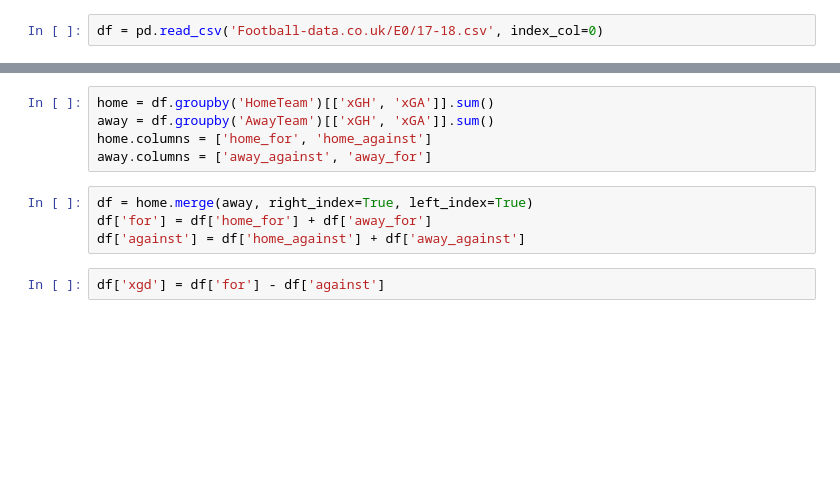
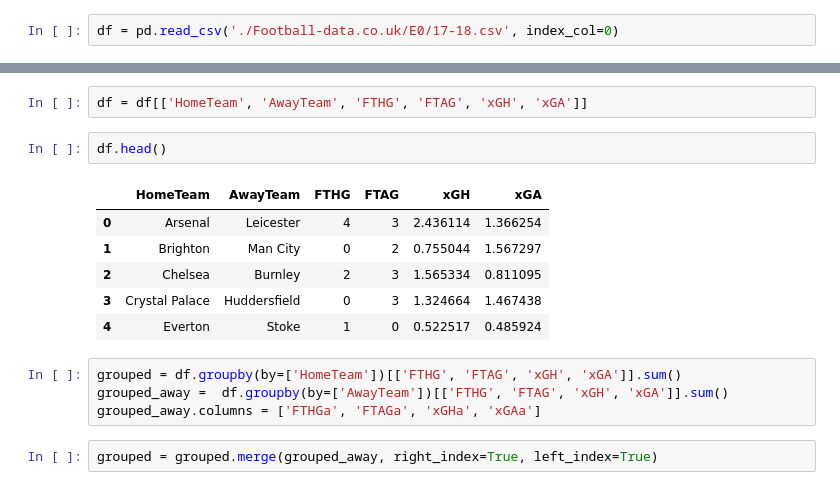
Before and after one commit to bradx888/xGmodel, a Jupyter notebook: presentation.ipynb, the cells around one changed output, grey strips where cells are left out. Drawn from its saved outputs; the diff is of its cells as text; blank space fills up the shorter version.

```diff
--- a/presentation.ipynb
+++ b/presentation.ipynb
@@ -7,2 +17,2 @@ import matplotlib.pyplot as plt
 # %%
-df = pd.read_csv('Football-data.co.uk/E0/17-18.csv', index_col=0)
+df = pd.read_csv('./Football-data.co.uk/E0/17-18.csv', index_col=0)
@@ -9,11 +29,17 @@ df = pd.read_csv('Football-data.co.uk/E0/17-18.csv', index_col=0)
+# %%
+df = df[['HomeTeam', 'AwayTeam', 'FTHG', 'FTAG', 'xGH', 'xGA']]
+# %%
+df.head()
+# %% [output]
+|  | HomeTeam | AwayTeam | FTHG | FTAG | xGH | xGA |
+| 0 | Arsenal | Leicester | 4 | 3 | 2.436114 | 1.366254 |
+| 1 | Brighton | Man City | 0 | 2 | 0.755044 | 1.567297 |
+| 2 | Chelsea | Burnley | 2 | 3 | 1.565334 | 0.811095 |
+| 3 | Crystal Palace | Huddersfield | 0 | 3 | 1.324664 | 1.467438 |
+| 4 | Everton | Stoke | 1 | 0 | 0.522517 | 0.485924 |
 # %%
-home = df.groupby('HomeTeam')[['xGH', 'xGA']].sum()
-away = df.groupby('AwayTeam')[['xGH', 'xGA']].sum()
-home.columns = ['home_for', 'home_against']
-away.columns = ['away_against', 'away_for']
+grouped = df.groupby(by=['HomeTeam'])[['FTHG', 'FTAG', 'xGH', 'xGA']].sum()
+grouped_away =  df.groupby(by=['AwayTeam'])[['FTHG', 'FTAG', 'xGH', 'xGA']].sum()
+grouped_away.columns = ['FTHGa', 'FTAGa', 'xGHa', 'xGAa']
-# %%
-df = home.merge(away, right_index=True, left_index=True)
-df['for'] = df['home_for'] + df['away_for']
-df['against'] = df['home_against'] + df['away_against']
-# %%
-df['xgd'] = df['for'] - df['against']
+# %%
+grouped = grouped.merge(grouped_away, right_index=True, left_index=True)
```
Also changed, not shown: parts of 23 cells of this notebook, 27 other files.
